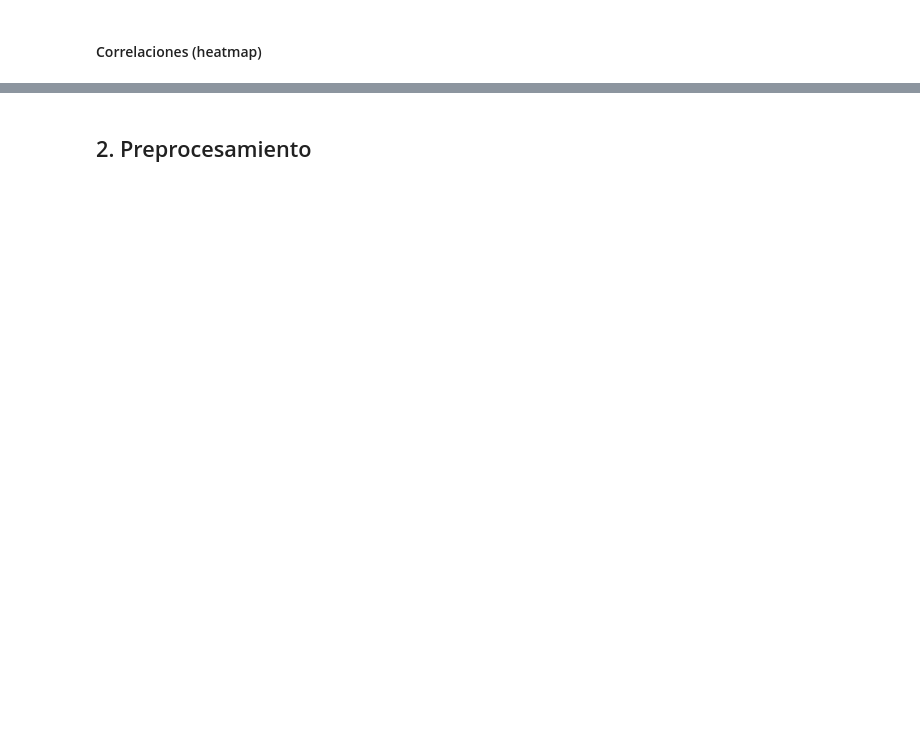
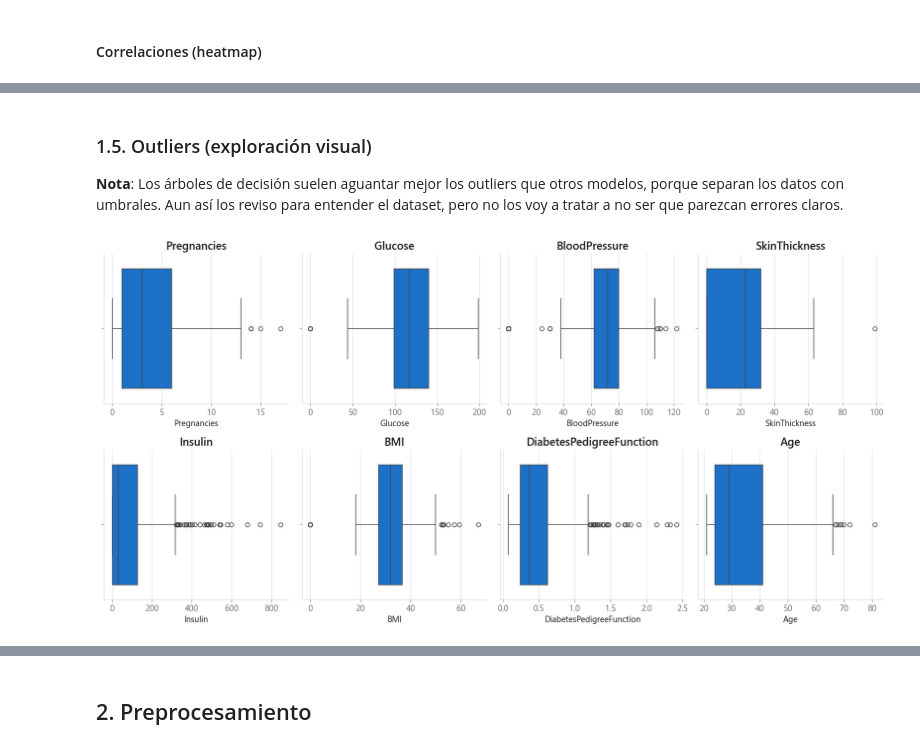
Before and after one commit to Cerco01/decision-tree-diabetes, a Jupyter notebook: src/explore.ipynb, the cells around one changed output, grey strips where cells are left out. Saved outputs shown, nothing was run; the diff lists cells and outputs as text; code cells hidden in the pictures; blank space fills up the shorter version.

```diff
--- a/src/explore.ipynb
+++ b/src/explore.ipynb
@@ -51,0 +177,15 @@ SEPARATOR = 120 * "-"  # Línea para separar en consola distintos 'prints'.
+# %% [markdown]
+### 1.5. Outliers (exploración visual)
+**Nota**: Los árboles de decisión suelen aguantar mejor los outliers que otros modelos, porque separan los datos con umbrales. Aun así los reviso para entender el dataset, pero no los voy a tratar a no ser que parezcan errores claros.
+# %%
+fig, axes = plt.subplots(2, 4, figsize=(16, 8))
+axes = axes.flatten()
+
+for idx, col in enumerate(df.columns[:-1]):
+    sns.boxplot(x=df[col], ax=axes[idx])
+    axes[idx].set_title(col)
+
+plt.tight_layout()
+plt.show()
+# %% [output]
+[figure, added]
```
Also changed, not shown: parts of 93 cells of this notebook, 4 other files.
